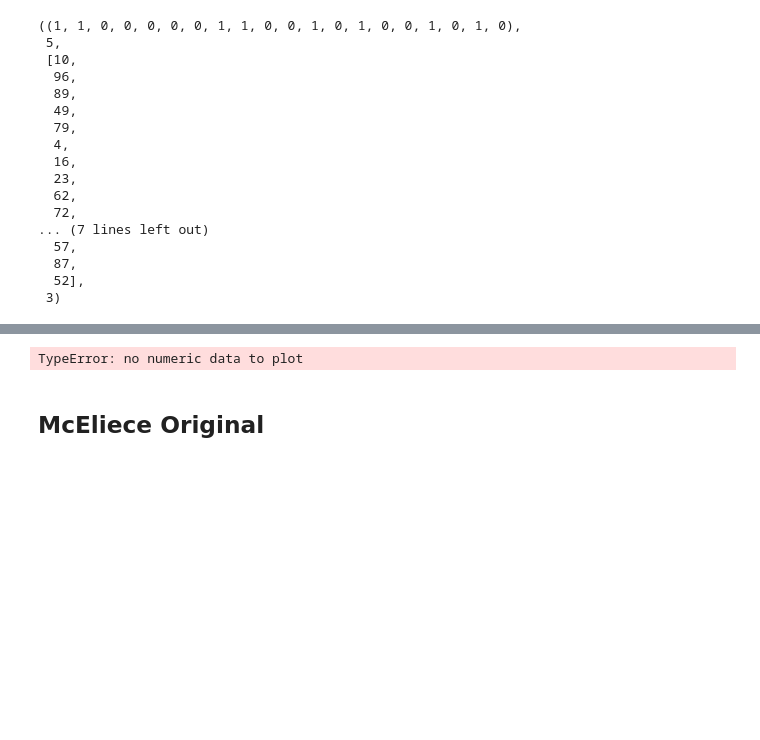
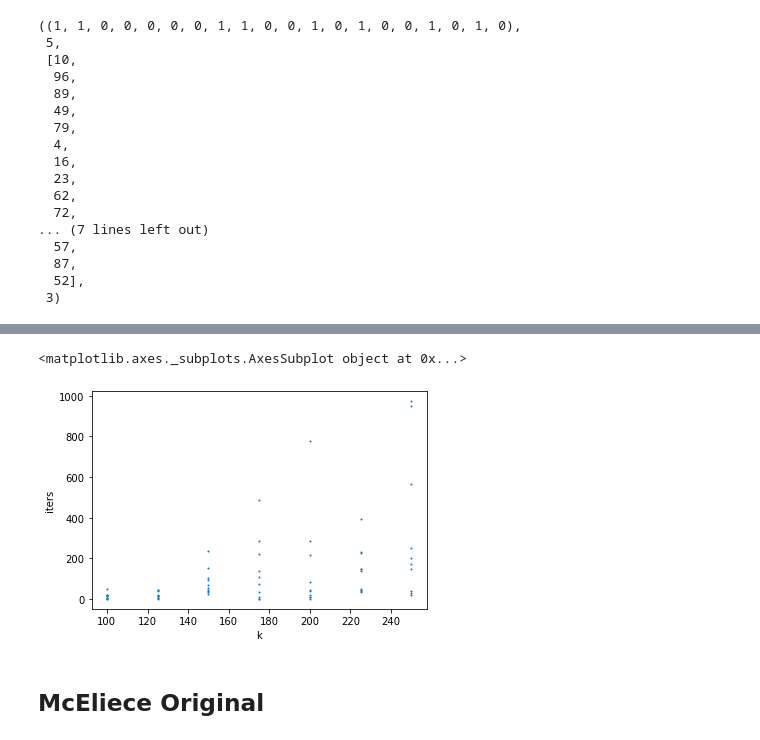
Before and after one commit to thalespaiva/monitoria-cripto, a Jupyter notebook: code-based-crypto-examples.ipynb, the cells around one changed output, grey strips where cells are left out. Cells and saved outputs as stored; diff of their text form; code cells hidden in the pictures; blank space fills up the shorter version.

```diff
--- a/code-based-crypto-examples.ipynb
+++ b/code-based-crypto-examples.ipynb
@@ -140,8 +269,8 @@ info_set_data
-# %%
-info_set_data.df.plot.scatter(x='n', y='time_without_using_primes', label='Não sabe p e q', c='red', ax=ax, s=0.4)
-(x='k', y='n')
-# %% [output]
-TypeError: no numeric data to plot
+# %%
+info_set_data.plot.scatter(x='k', y='iters', s=1)
+# %% [output]
+<matplotlib.axes._subplots.AxesSubplot object at 0x...>
+[figure, added]
 # %% [markdown]
 ## McEliece Original
 # %%
```
Also changed, not shown: parts of 16 cells of this notebook.
